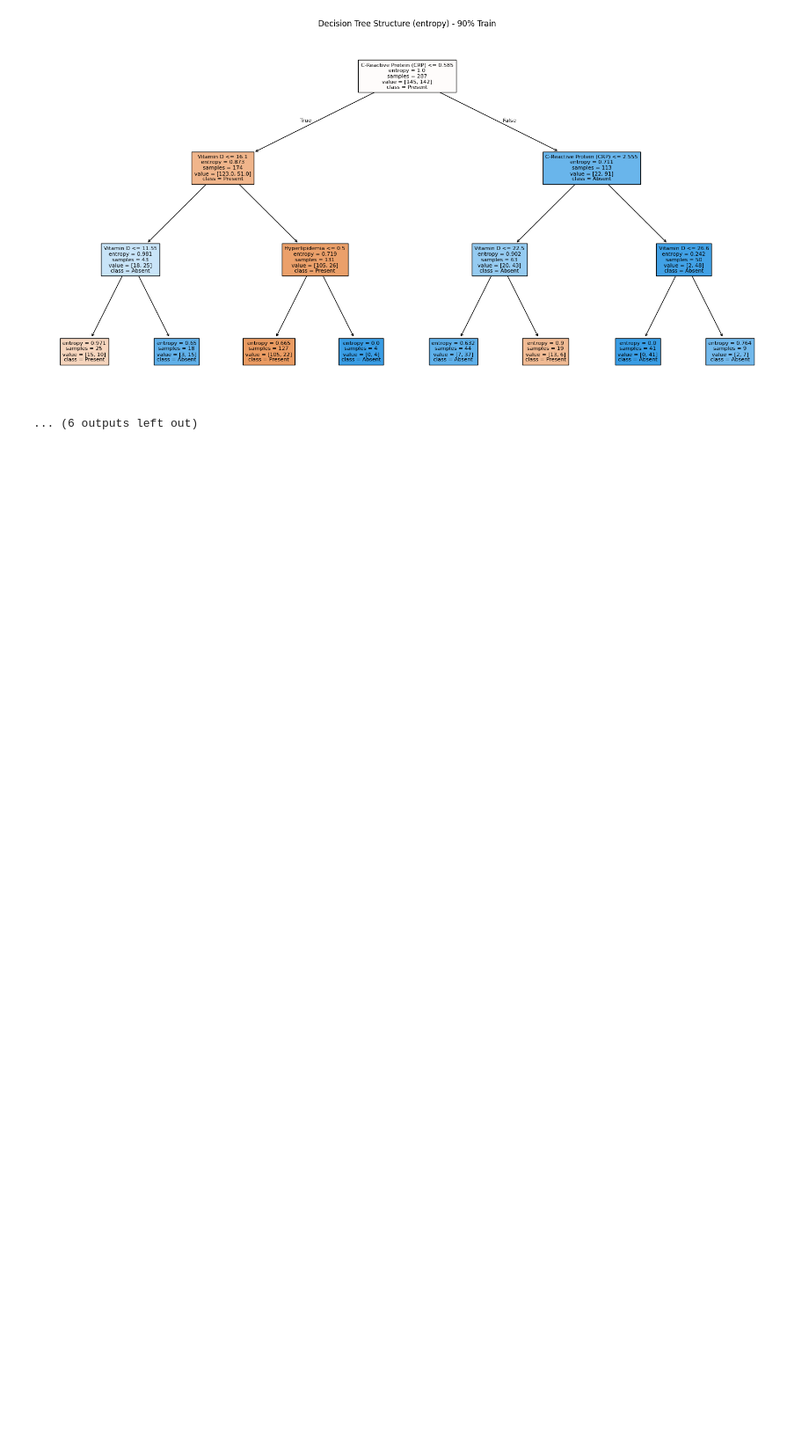
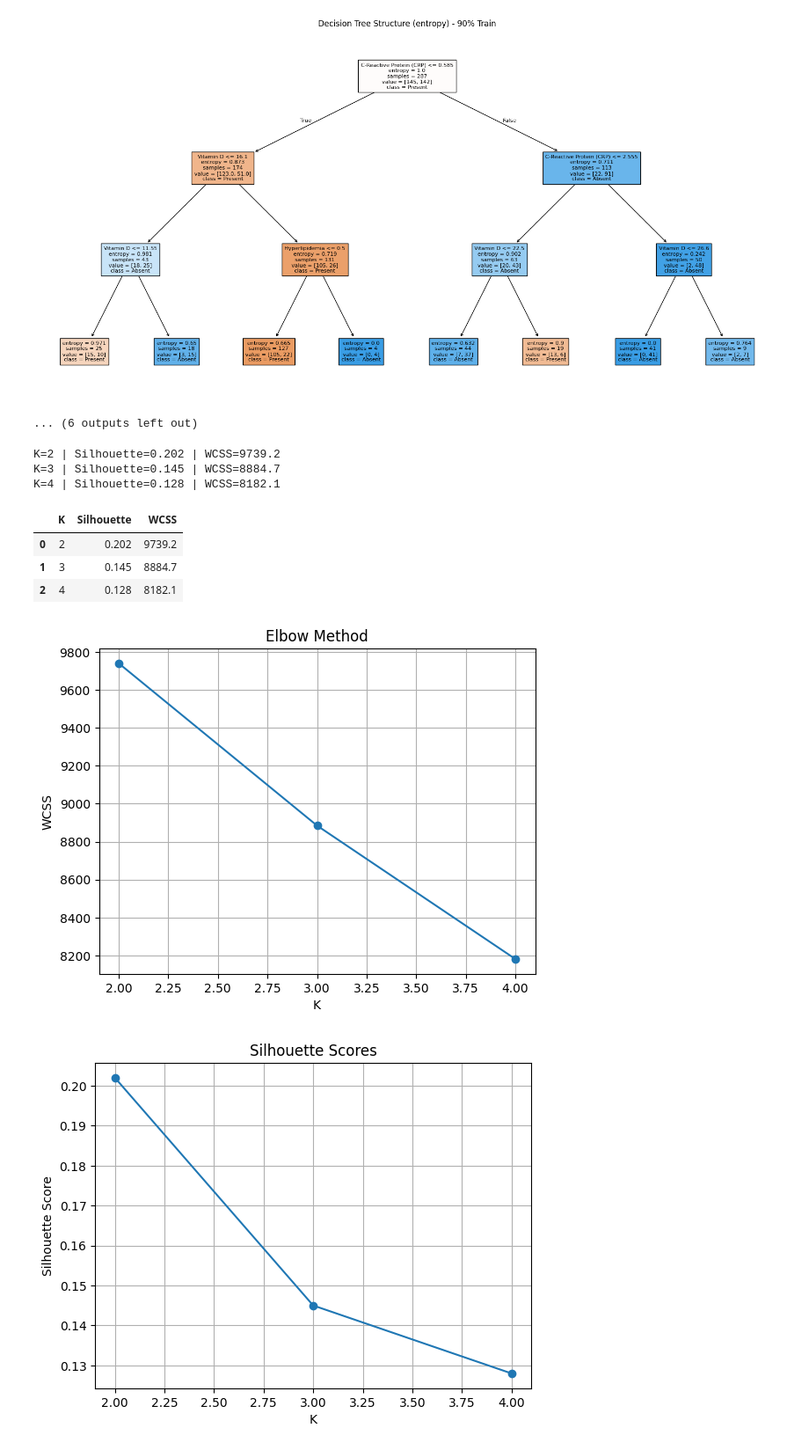
Before and after one commit to ShathaAlshalawi/Gallstone_project, a Jupyter notebook: Reports/phase3.ipynb, the cells around one changed output. Shown at 88% size. Saved outputs shown, nothing was run; the diff lists cells and outputs as text; code cells hidden in the pictures; blank space fills up the shorter version.

```diff
--- a/Reports/phase3.ipynb
+++ b/Reports/phase3.ipynb
@@ -146,0 +154,64 @@ df.to_csv("Preprocessed_dataset.csv", index=False)
+# %%
+# ============================================================
+# Step 6: K-Means Clustering
+# ============================================================
+
+# 1) Load preprocessed data
+df = pd.read_csv('Preprocessed_dataset.csv')
+# %%
+
+# 2) Use features only (drop label column if present)
+LABEL_COL = 'Gallstone Status'   # change if different / or set to None
+X = df.drop(columns=[LABEL_COL], errors='ignore')
+
+# 3) Numeric columns only + standardize (required for K-Means)
+X_num = X.select_dtypes(include=[np.number]).copy()
+scaler = StandardScaler()
+X_scaled = scaler.fit_transform(X_num.values)
+
+# 4) Evaluate K values (Silhouette + WCSS) — keep it small and clear
+k_values = [2, 3, 4]
+sil_scores, wcss = [], []
+
+for k in k_values:
+    km = KMeans(n_clusters=k, random_state=42, n_init=10)
+    labels = km.fit_predict(X_scaled)
+    sil_scores.append(silhouette_score(X_scaled, labels))
+    wcss.append(km.inertia_)
+    print(f"K={k} | Silhouette={sil_scores[-1]:.3f} | WCSS={wcss[-1]:.1f}")
+# %% [output]
+K=2 | Silhouette=0.202 | WCSS=9739.2
+K=3 | Silhouette=0.145 | WCSS=8884.7
+K=4 | Silhouette=0.128 | WCSS=8182.1
+# %%
+
+# 5) Results table
+results = pd.DataFrame(
+    {'K': k_values, 'Silhouette': np.round(sil_scores, 3), 'WCSS': np.round(wcss, 1)}
+).sort_values('K').reset_index(drop=True)
+display(results)
+
+# 6) Elbow curve (WCSS) — simple plot
+plt.figure()
+plt.plot(results['K'], results['WCSS'], marker='o')
+plt.xlabel('K')
+plt.ylabel('WCSS')
+plt.title('Elbow Method')
+plt.grid(True)
+plt.show()
+
+# 7) Silhouette curve — simple plot
+plt.figure()
+plt.plot(results['K'], results['Silhouette'], marker='o')
+plt.xlabel('K')
+plt.ylabel('Silhouette Score')
+plt.title('Silhouette Scores')
+plt.grid(True)
+plt.show()
+# %% [output]
+|  | K | Silhouette | WCSS |
+| 0 | 2 | 0.202 | 9739.2 |
+| 1 | 3 | 0.145 | 8884.7 |
+| 2 | 4 | 0.128 | 8182.1 |
+[figure, added]
+[figure, added]
```
Also changed, not shown: parts of 4 cells of this notebook.
